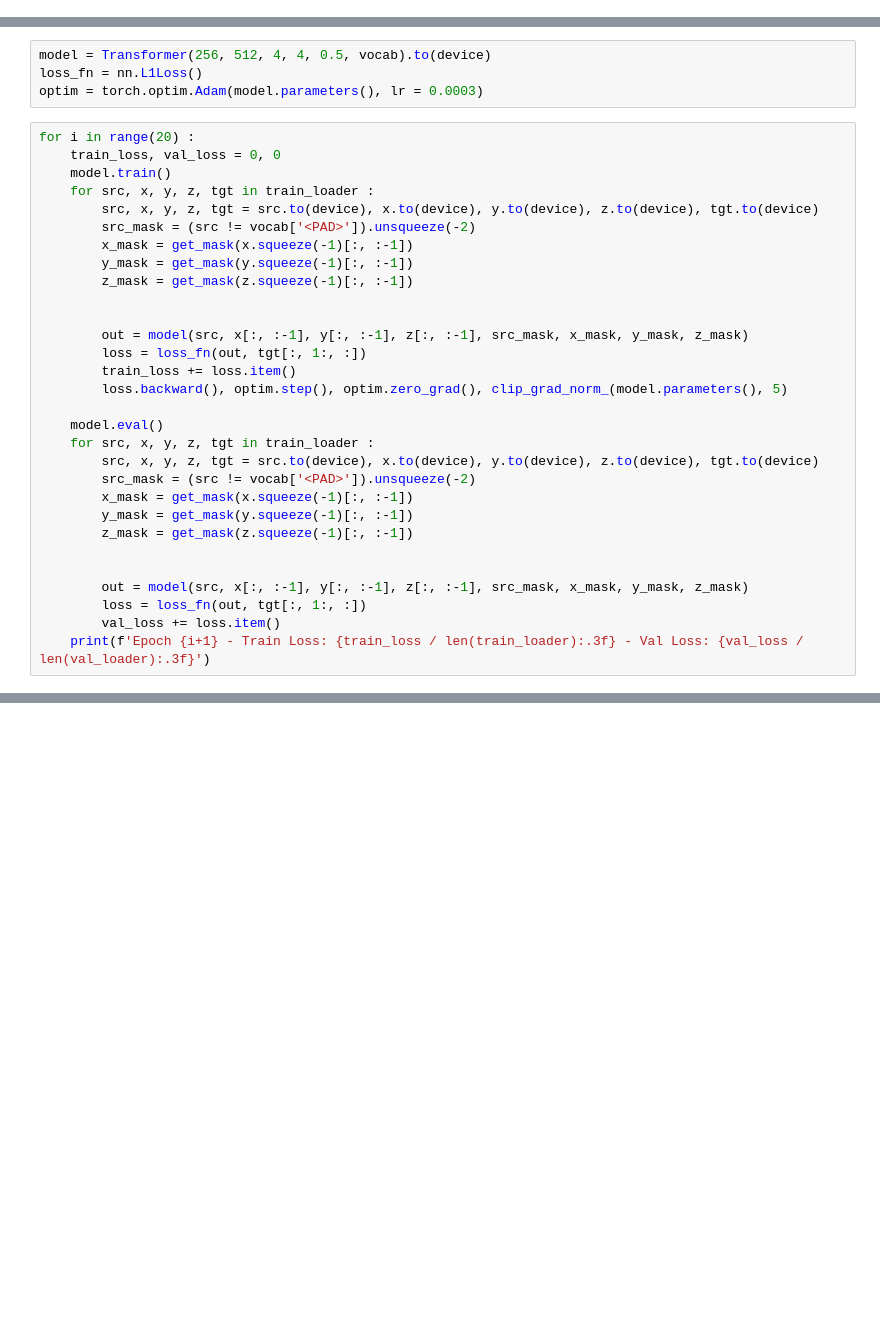
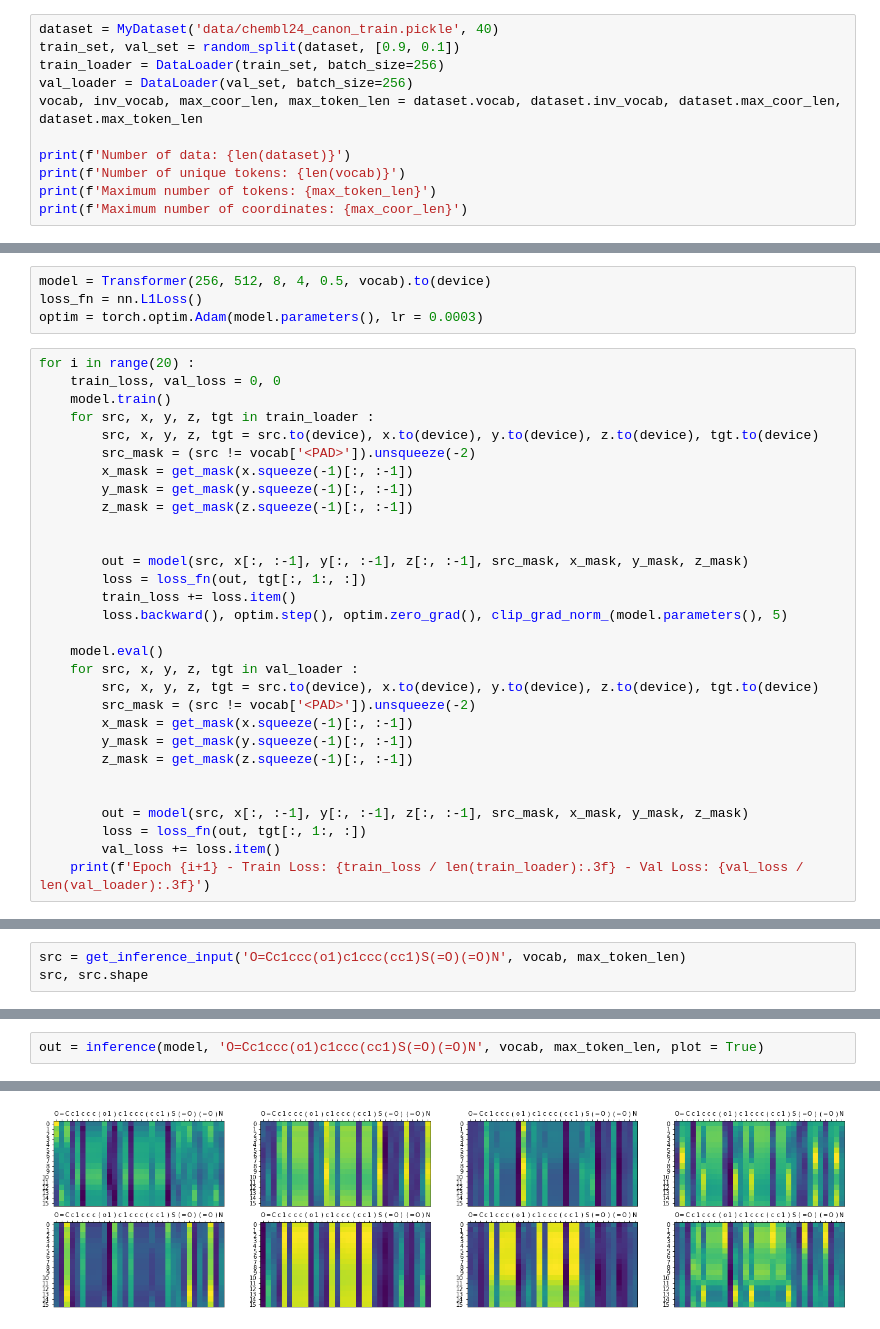
Before and after one commit to nnhoangtrieu/mol2coordinate, a Jupyter notebook: main.ipynb, the cells around one changed output, grey strips where cells are left out. Saved outputs shown, nothing was run; the diff lists cells and outputs as text; blank space fills up the shorter version.

Commit message:
update visualize

```diff
--- a/main.ipynb
+++ b/main.ipynb
@@ -43,0 +20,11 @@ val_loader = DataLoader(val_set, batch_size=128)
+# %%
+dataset = MyDataset('data/chembl24_canon_train.pickle', 40)
+train_set, val_set = random_split(dataset, [0.9, 0.1])
+train_loader = DataLoader(train_set, batch_size=256)
+val_loader = DataLoader(val_set, batch_size=256)
+vocab, inv_vocab, max_coor_len, max_token_len = dataset.vocab, dataset.inv_vocab, dataset.max_coor_len, dataset.max_token_len
+
+print(f'Number of data: {len(dataset)}')
+print(f'Number of unique tokens: {len(vocab)}')
+print(f'Maximum number of tokens: {max_token_len}')
+print(f'Maximum number of coordinates: {max_coor_len}')
@@ -44,5 +49,5 @@ val_loader = DataLoader(val_set, batch_size=128)
 # %%
-model = Transformer(256, 512, 4, 4, 0.5, vocab).to(device)
+model = Transformer(256, 512, 8, 4, 0.5, vocab).to(device)
 loss_fn = nn.L1Loss()
 optim = torch.optim.Adam(model.parameters(), lr = 0.0003)
 # %%
@@ -63,7 +68,7 @@ for i in range(20) :
         loss.backward(), optim.step(), optim.zero_grad(), clip_grad_norm_(model.parameters(), 5)
 
     model.eval()
-    for src, x, y, z, tgt in train_loader :
+    for src, x, y, z, tgt in val_loader :
         src, x, y, z, tgt = src.to(device), x.to(device), y.to(device), z.to(device), tgt.to(device)
         src_mask = (src != vocab['<PAD>']).unsqueeze(-2)
         x_mask = get_mask(x.squeeze(-1)[:, :-1])
@@ -100,0 +88,3 @@ b
+# %%
+src = get_inference_input('O=Cc1ccc(o1)c1ccc(cc1)S(=O)(=O)N', vocab, max_token_len)
+src, src.shape
@@ -100,0 +169,3 @@ b
+# %%
+out = inference(model, 'O=Cc1ccc(o1)c1ccc(cc1)S(=O)(=O)N', vocab, max_token_len, plot = True)
+# %% [output]
@@ -100,0 +173 @@ b
+[figure, added]
```
Also changed, not shown: parts of 14 cells of this notebook, 12 other files.
